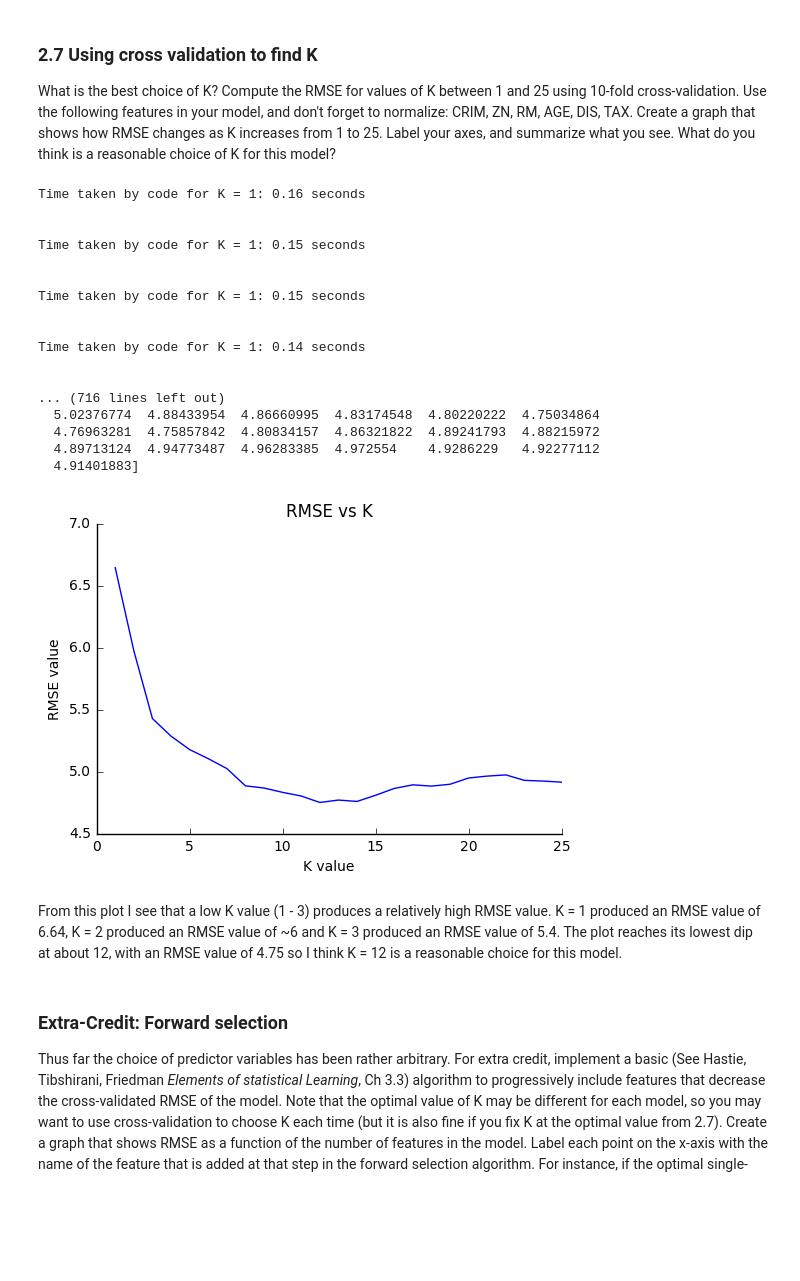
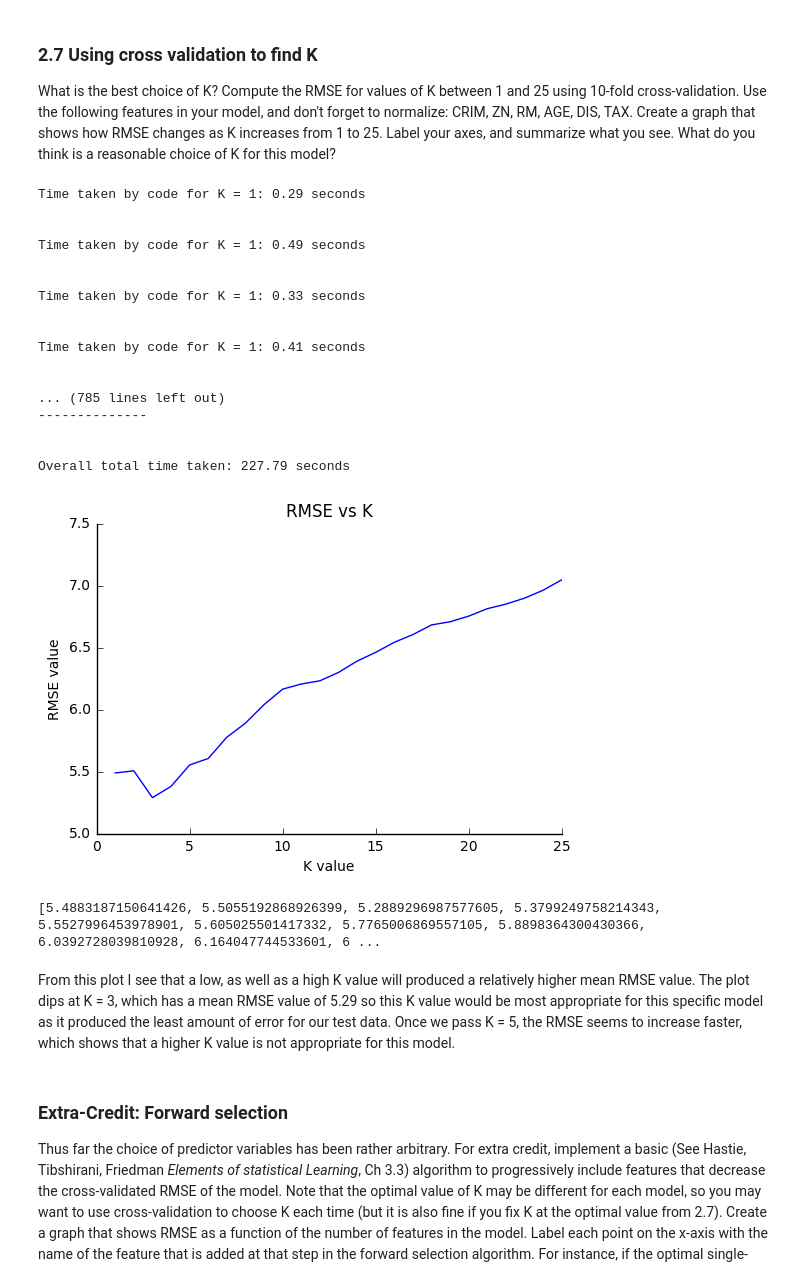
Before and after one commit to Manishakrishna/INFO370-PS3, a Jupyter notebook: INFO371-PS3.ipynb, the cells around one changed output. Cells and saved outputs as stored; diff of their text form; code cells hidden in the pictures; blank space fills up the shorter version.

```diff
--- a/INFO371-PS3.ipynb
+++ b/INFO371-PS3.ipynb
@@ -276,11 +276,10 @@ def normalize(data):
     return normalized
 
 def normalize_dataframe(df, features):
-    normalized = df.copy()
     for each in features:
-        normalized[each] = normalize(df[each].values)
+        df[each] = normalize(df[each].values)
 
-    return normalized
+    return df
 # %%
 features = ['CRIM','ZN','INDUS','CHAS','NOX','RM','AGE','DIS','RAD','TAX','PTRATIO','B','LSTAT']
 
@@ -390,7 +389,7 @@ for i in range(10):
     parts.append(boston_copy[0:num])
     boston_copy = boston_copy.drop(boston_copy.index[0:num])
 # %%
-def cv (parts, method, K):
+def cv (parts, features, method, K):
     start = time.time()
     test = parts[0]
     test = test.reset_index(drop=True)
@@ -403,14 +402,16 @@ def cv (parts, method, K):
 
     #Calculate the sum of the RMSEs for all the training sets
     for i in range(9):
-        sum += method(train[i], test, ["RM", "CRIM"], 2, False, K)
+        sum += method(train[i], test, features, 2, False, K)
         print("\n")
 
     average = sum / 9
 
     print("Average RMSE: " + str(average))
     print("Total Run Time " + str(round(time.time() - start, 2)))
+    print("--------------")
+    print("\n")
     return average
 
-cv(parts, nneighbor, 1)
+cv(parts, ['CRIM', 'RM'], nneighbor, 1)
 # %% [output]
@@ -485,65 +486,66 @@ Time taken by code for K = 3: 3.46 seconds
 
 What is the best choice of K?  Compute the RMSE for values of K between 1 and 25 using 10-fold cross-validation.  Use the following features in your model, and don't forget to normalize: CRIM, ZN, RM, AGE, DIS, TAX.  Create a graph that shows how RMSE changes as K increases from 1 to 25.  Label your axes, and summarize what you see.  What do you think is a reasonable choice of K for this model?
 # %%
-features = ['CRIM', 'RM']
-overall_rmse = np.full(25, 0)
+features = ['CRIM', 'ZN','RM', 'AGE', 'DIS', 'TAX']
+overall_rmses = []
 start = time.time()
 
 for K in range(1, 26):
     k_rmse = []
 
-    k_rmse.append(cv(parts, knn, K))
+    k_rmse.append(cv(parts, features, knn, K))
 
     mean = sum(k_rmse) / len(k_rmse)
-    overall_rmse[K - 1] = mean
+    overall_rmses.append(mean)
 
-print('')
-print ("Overall total time: " + str(round(time.time() - start, 2)) + " seconds")
-print (rmse)
+print ("Overall total time taken: " + str(round(time.time() - start, 2)) + " seconds")
 # %% [output]
-Time taken by code for K = 1: 0.16 seconds
+Time taken by code for K = 1: 0.29 seconds
 
 
-Time taken by code for K = 1: 0.15 seconds
+Time taken by code for K = 1: 0.49 seconds
 
 
-Time taken by code for K = 1: 0.15 seconds
+Time taken by code for K = 1: 0.33 seconds
 
 
-Time taken by code for K = 1: 0.14 seconds
+Time taken by code for K = 1: 0.41 seconds
 
 
-... (716 lines left out)
-  5.02376774  4.88433954  4.86660995  4.83174548  4.80220222  4.75034864
-  4.76963281  4.75857842  4.80834157  4.86321822  4.89241793  4.88215972
-  4.89713124  4.94773487  4.96283385  4.972554    4.9286229   4.92277112
-  4.91401883]
+... (785 lines left out)
+--------------
+
+
+Overall total time taken: 227.79 seconds
 # %%
 x_values = range(1, 26)
-plt.plot(x_values, rmse)
+plt.plot(x_values, overall_rmses)
 
 plt.title('RMSE vs K')
 plt.xlabel('K value')
 plt.ylabel('RMSE value')
 
 plt.subplot().spines['top'].set_visible(False)
 plt.subplot().spines['right'].set_visible(False)
 plt.tick_params(
     axis='x',
     bottom='on',
     top='off')
 plt.tick_params(
     axis='y',
     bottom='on',
     top='off',
     right = "off")
 
 
 plt.show()
+
+print(overall_rmses)
 # %% [output]
-[figure, old version]
+[figure, new version]
+[5.4883187150641426, 5.5055192868926399, 5.2889296987577605, 5.3799249758214343, 5.5527996453978901, 5.605025501417332, 5.7765006869557105, 5.8898364300430366, 6.0392728039810928, 6.164047744533601, 6 ...
-# %% [markdown]
-From this plot I see that a low K value (1 - 3) produces a relatively high RMSE value. K = 1 produced an RMSE value of 6.64, K = 2 produced an RMSE value of ~6 and K = 3 produced an RMSE value of 5.4. The plot reaches its lowest dip at about 12, with an RMSE value of 4.75 so I think K = 12 is a reasonable choice for this model.
+# %% [markdown]
+From this plot I see that a low, as well as a high K value will produced a relatively higher mean RMSE value. The plot dips at K = 3, which has a mean RMSE value of 5.29 so this K value would be most appropriate for this specific model as it produced the least amount of error for our test data. Once we pass K = 5, the RMSE seems to increase faster, which shows that a higher K value is not appropriate for this model.
 # %% [markdown]
 ### Extra-Credit: Forward selection
 
```
Also changed, not shown: parts of 11 cells of this notebook.
